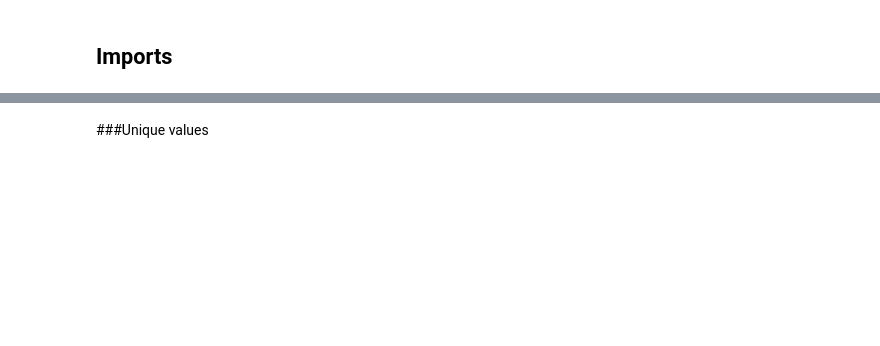
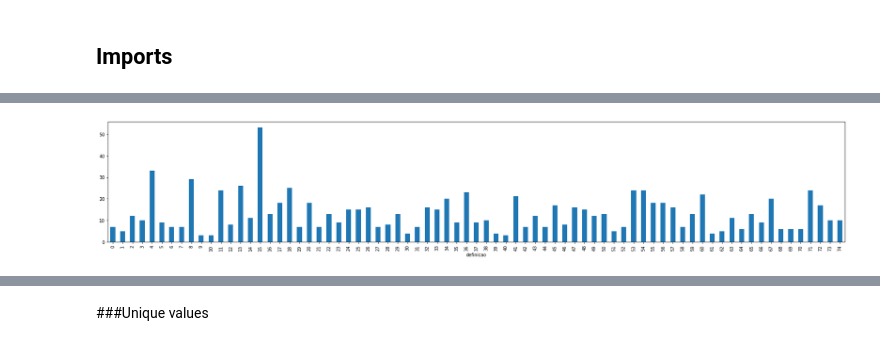
Before and after one commit to elvisdias/studies-colabs, a Jupyter notebook: Classificação Supervisionada NFEs.ipynb, the cells around one changed output, grey strips where cells are left out. Drawn from its saved outputs; the diff is of its cells as text; code cells hidden in the pictures; blank space fills up the shorter version.

```diff
--- a/Classificação Supervisionada NFEs.ipynb
+++ b/Classificação Supervisionada NFEs.ipynb
@@ -1442,0 +465,4 @@ df_original = df.copy()
+# %%
+N3 = 0.2*len(df['xprod'].unique().tolist())
+df_teste = df.groupby('definicao', group_keys=False).apply(lambda x: x.sample(int(np.rint(N3*len(x)/len(df))),random_state=1)).drop_duplicates(subset='xprod').sample(frac=1).reset_index(drop=True)
+df_treino = df[~df['xprod'].isin(df_teste.xprod.values)]
@@ -1442,0 +483,7 @@ df_original = df.copy()
+# %%
+fig = plt.figure(figsize=(30,5))
+df_teste.groupby('definicao').definicao.count().plot.bar(ylim=0)
+fig.set_facecolor('xkcd:white')
+plt.show()
+# %% [output]
+[figure, added]
```
Also changed, not shown: parts of 227 cells of this notebook.
